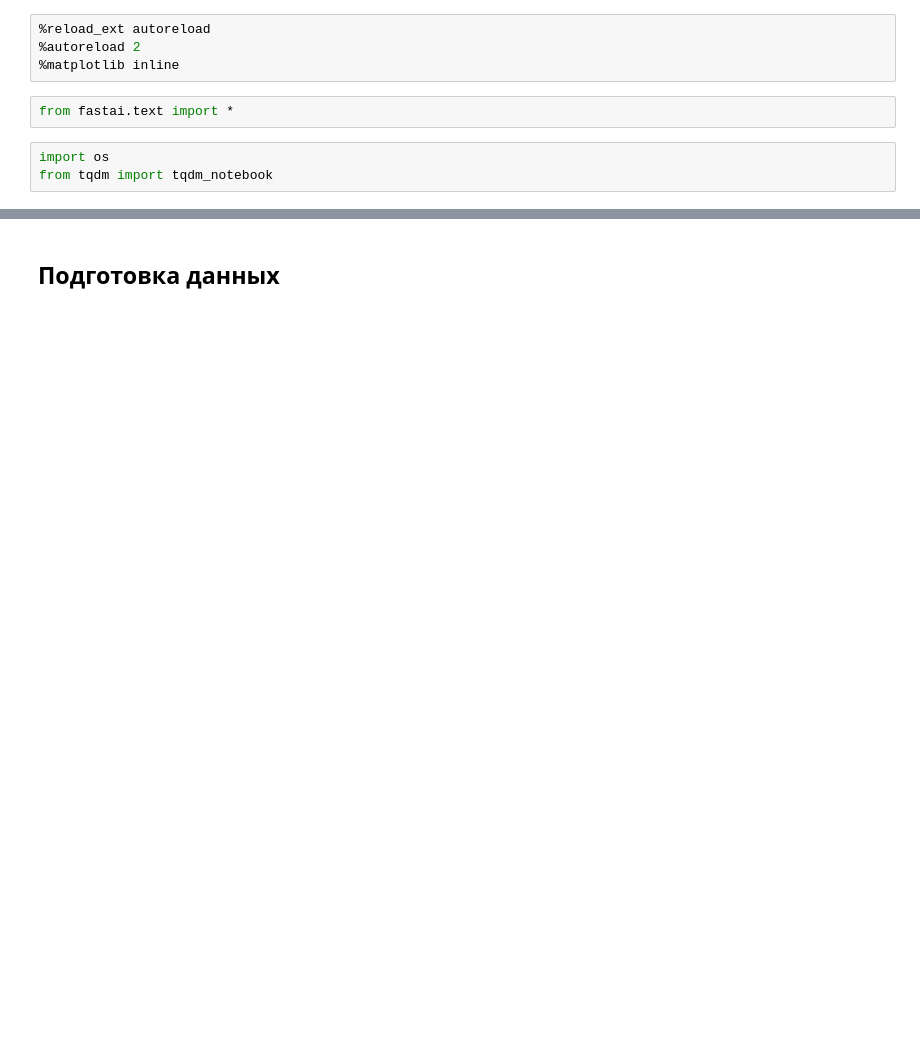
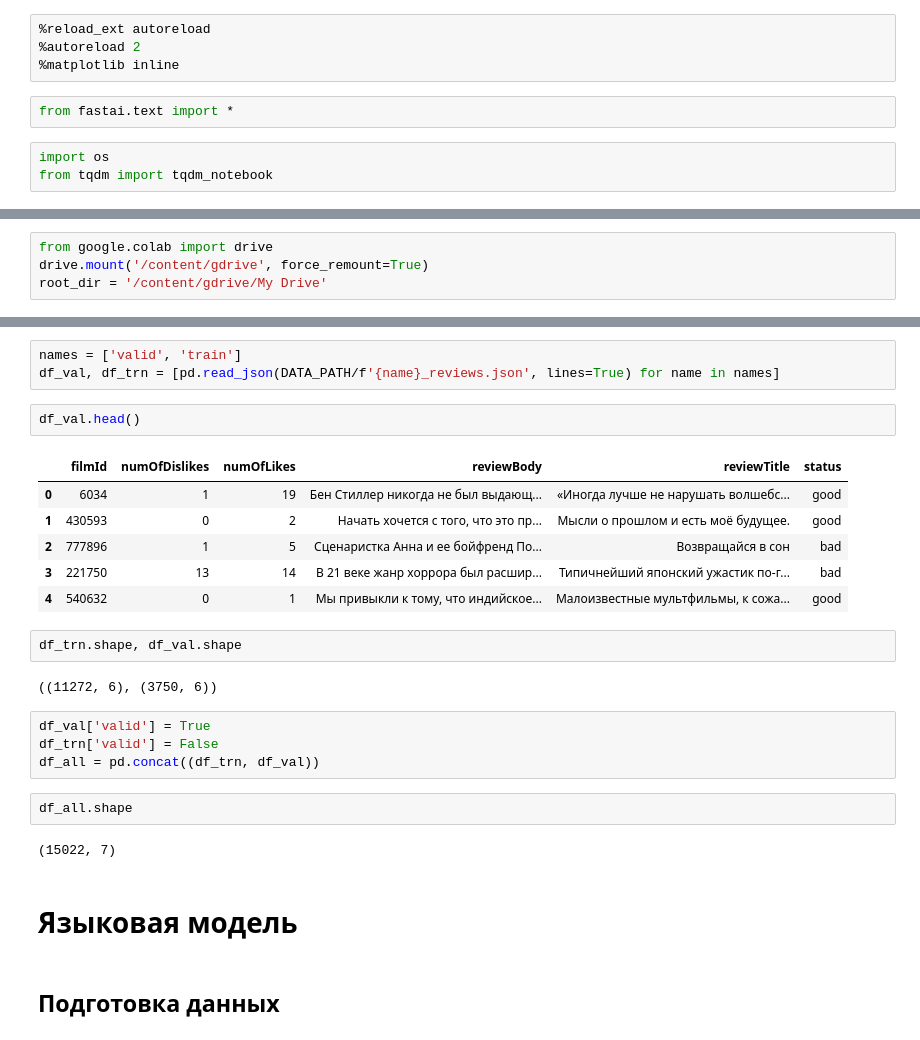
Before and after one commit to xechehot/itis-fast-ai-text, a Jupyter notebook: kinopoisk-reviews.ipynb, the cells around one changed output, grey strips where cells are left out. Drawn from its saved outputs; the diff is of its cells as text; blank space fills up the shorter version.

```diff
--- a/kinopoisk-reviews.ipynb
+++ b/kinopoisk-reviews.ipynb
@@ -11,0 +34,4 @@ from tqdm import tqdm_notebook
+# %%
+from google.colab import drive
+drive.mount('/content/gdrive', force_remount=True)
+root_dir = '/content/gdrive/My Drive'
@@ -12,2 +61,28 @@ from tqdm import tqdm_notebook
+# %%
+names = ['valid', 'train']
+df_val, df_trn = [pd.read_json(DATA_PATH/f'{name}_reviews.json', lines=True) for name in names]
+# %%
+df_val.head()
+# %% [output]
+|  | filmId | numOfDislikes | numOfLikes | reviewBody | reviewTitle | status |
+| 0 | 6034 | 1 | 19 | Бен Стиллер никогда не был выдающ... | «Иногда лучше не нарушать волшебс... | good |
+| 1 | 430593 | 0 | 2 | Начать хочется с того, что это пр... | Мысли о прошлом и есть моё будущее. | good |
+| 2 | 777896 | 1 | 5 | Сценаристка Анна и ее бойфренд По... | Возвращайся в сон | bad |
+| 3 | 221750 | 13 | 14 | В 21 веке жанр хоррора был расшир... | Типичнейший японский ужастик по-г... | bad |
+| 4 | 540632 | 0 | 1 | Мы привыкли к тому, что индийское... | Малоизвестные мультфильмы, к сожа... | good |
+# %%
+df_trn.shape, df_val.shape
+# %% [output]
+((11272, 6), (3750, 6))
+# %%
+df_val['valid'] = True
+df_trn['valid'] = False
+df_all = pd.concat((df_trn, df_val))
+# %%
+df_all.shape
+# %% [output]
+(15022, 7)
+# %% [markdown]
+# Языковая модель
 # %% [markdown]
 ## Подготовка данных
```
Also changed, not shown: parts of 180 cells of this notebook.
